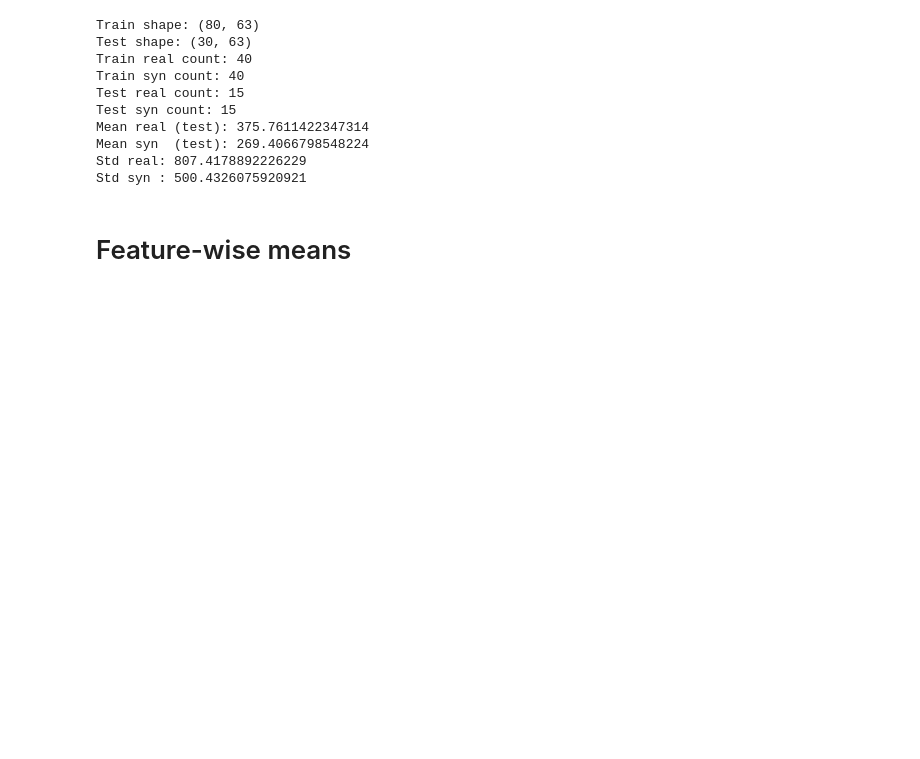
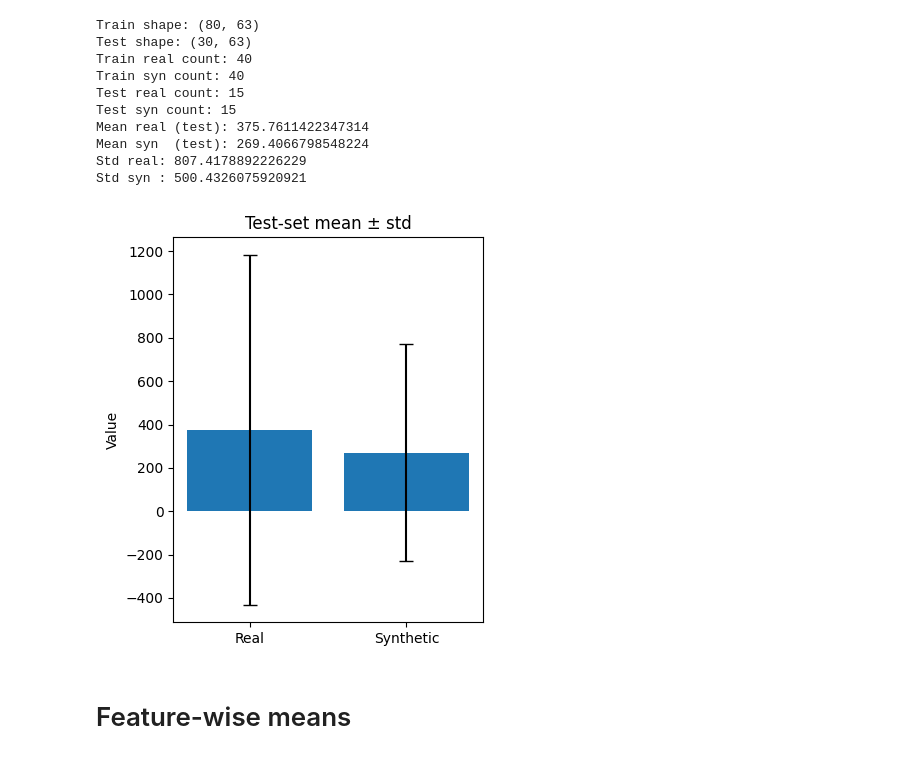
Before and after one commit to TonyTran03/CVAE-GAN-longitudinal-immunology, a Jupyter notebook: notebooks/logp1/rf_real_vs_synthetic_log.ipynb, the cells around one changed output. Drawn from its saved outputs; the diff is of its cells as text; code cells hidden in the pictures; blank space fills up the shorter version.

```diff
--- a/notebooks/logp1/rf_real_vs_synthetic_log.ipynb
+++ b/notebooks/logp1/rf_real_vs_synthetic_log.ipynb
@@ -55,7 +55,7 @@ np.set_printoptions(suppress=True, precision=3)
 # %%
 # Real data
 import pyreadr
-original_data = pyreadr.read_r("../data/allSyntheticData.RData")
+original_data = pyreadr.read_r("../../data/allSyntheticData.RData")
 x_o = original_data["x"]
 y_o = original_data["y"]
 
@@ -70,8 +70,8 @@ y    68
 dtype: int64
 # %%
 # Synthetic data merging (HIV+ and HIV- were generated separately, so we need to merge them together)
-syn0 = np.load("../data/log1p/samples/cvae_synth_seed42_y0.npz")
-syn1 = np.load("../data/log1p/samples/cvae_synth_seed42_y1.npz")
+syn0 = np.load("../../data/log1p/samples/cvae_synth_seed42_y0.npz")
+syn1 = np.load("../../data/log1p/samples/cvae_synth_seed42_y1.npz")
 
 x_syn0 = syn0["X"] # 91, 63
 x_syn1 = syn1["X"] # 91, 63
@@ -277,6 +277,27 @@ Mean real (test): 375.7611422347314
 Mean syn  (test): 269.4066798548224
 Std real: 807.4178892226229
 Std syn : 500.4326075920921
+# %%
+import numpy as np
+import matplotlib.pyplot as plt
+
+real_vals = X_test[s_test == 0].flatten()
+syn_vals  = X_test[s_test == 1].flatten()
+
+means = [real_vals.mean(), syn_vals.mean()]
+stds  = [real_vals.std(),  syn_vals.std()]
+
+labels = ["Real", "Synthetic"]
+
+plt.figure(figsize=(4,5))
+
+plt.bar(labels, means, yerr=stds, capsize=5)
+plt.ylabel("Value")
+plt.title("Test-set mean ± std")
+
+plt.show()
+# %% [output]
+[figure, added]
 # %% [markdown]
 # Feature-wise means
 # %%
```
Also changed, not shown: parts of 1 cell of this notebook, 10 other files.
